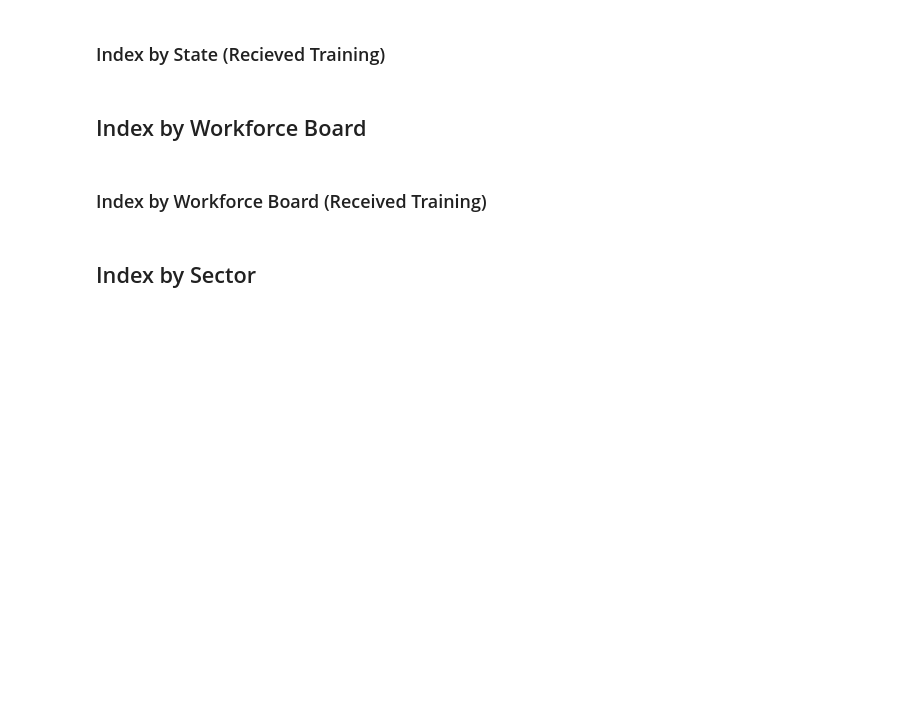
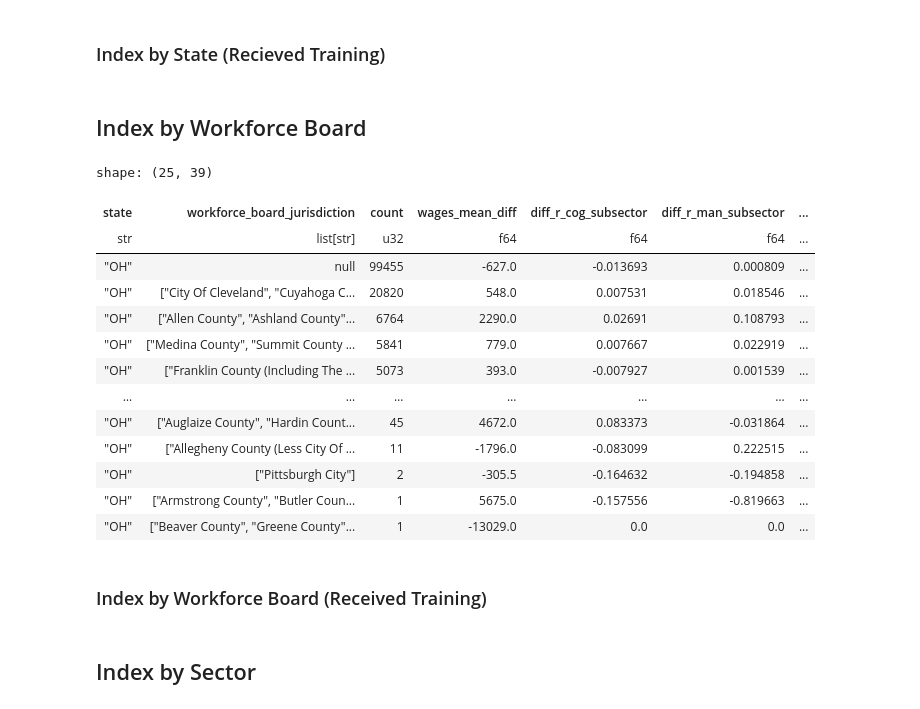
Before and after one commit to jcanedy/retrainability-index, a Jupyter notebook: notebooks/analyze_index_data.ipynb, the cells around one changed output. Cells and saved outputs as stored; diff of their text form; code cells hidden in the pictures; blank space fills up the shorter version.

```diff
--- a/notebooks/analyze_index_data.ipynb
+++ b/notebooks/analyze_index_data.ipynb
@@ -439,25 +577,27 @@ df_index_by_state.write_json("index_by_state_received_training.json")
 # %% [markdown]
 ## Index by Workforce Board
 # %%
-# Compute the total number of participants / participation spells by state
+# Compute the total number of participation periods (within the sample) by state
 
 df_index_count_total = (
-    lf_indexlf_index_full
+    lf_index_full
     .group_by(
         pl.col("workforce_board_jurisdiction")
     )
     .agg(
         pl.len().alias("count_total")
     )
-    .collect()
 )
 # %%
 df_index = (
     lf_index_full
     .group_by(
+        pl.col("state"),
         pl.col("workforce_board_jurisdiction"),
     )
     .agg(
+        pl.len().alias("count"),
+
         # Key Outcomes
         pl.col("wages_mean_diff").median(),
         pl.col("diff_r_cog_subsector").mean(),
@@ -472,13 +612,9 @@ df_index = (
         pl.col("is_youth").sum().alias("youth_count"),
         pl.col("is_wagner_peyser").sum().alias("wagner_peyser_count"),
         pl.col("received_training").sum().alias("received_training_count"),
-        pl.len().alias("count"),
 
         # Training Details
         pl.col("training_service_1").replace_strict(training_service_map, default=None).value_counts(sort=True, normalize=True).alias("training_services"),
-
-        # Workforce Board
-        pl.col("workforce_board_jurisdiction").value_counts(sort=True, normalize=True).slice(0, 11).alias("top_workforce_board_jurisdictions"),
 
         # Demographics
         pl.col("age").median(),
@@ -500,24 +636,17 @@ df_index = (
         pl.col("workforce_board_median_income").mean(),
         pl.col("workforce_board_population_per_sqkm").mean()
     )
-    .collect()
 )
 
-df_index = (
-    df_index
-    .with_columns([
-        pl.col(c).map_elements(
-            lambda x, col=df_index[c].to_numpy(): stats.percentileofscore(col, x, "weak"),
-            return_dtype=pl.Float64
-        ).alias(f"{c}_percentile")
-        for c in ["wages_mean_diff", "diff_r_cog_subsector", "diff_r_man_subsector"]
-    ])
-    .with_columns(
-        (0.5 * pl.col("wages_mean_diff_percentile")
-        + 0.25 * pl.col("diff_r_cog_subsector_percentile")
-        + 0.25 *  pl.col("diff_r_man_subsector_percentile"))
-        .alias("index")
-    )
+cols = ["wages_mean_diff", "diff_r_cog_subsector", "diff_r_man_subsector"]
+
+df_index_by_state = df_index_by_state.with_columns(
+    [
+        pl.col(c)
+        .rank(method="max")
+        .alias(f"{c}_percentile")
+        for c in cols
+    ]
 )
 
 df_index = df_index.join(
@@ -544,9 +673,32 @@ df_index = (
         + 0.25 *  pl.col("r_man_subsector_decreased_coverage"))
         .alias("index_absolute") * 100
     )
+    .sort("index_absolute", descending=True)
+    .with_columns(
+        pl.col("index_absolute").rank("ordinal", descending=True).alias("rank")
+    )
 )
+# %%
+df_index, df_profile = df_index.profile(engine="streaming")
 # %%
 df_index.write_json("index_by_workforce_board.json")
+# %%
+df_index.filter(pl.col("state") == "OH").sort("count", descending=True)
+# %% [output]
+shape: (25, 39)
+| state | workforce_board_jurisdiction | count | wages_mean_diff | diff_r_cog_subsector | diff_r_man_subsector | ... |
+| str | list[str] | u32 | f64 | f64 | f64 | ... |
+| "OH" | null | 99455 | -627.0 | -0.013693 | 0.000809 | ... |
+| "OH" | ["City Of Cleveland", "Cuyahoga C... | 20820 | 548.0 | 0.007531 | 0.018546 | ... |
+| "OH" | ["Allen County", "Ashland County"... | 6764 | 2290.0 | 0.02691 | 0.108793 | ... |
+| "OH" | ["Medina County", "Summit County ... | 5841 | 779.0 | 0.007667 | 0.022919 | ... |
+| "OH" | ["Franklin County (Including The ... | 5073 | 393.0 | -0.007927 | 0.001539 | ... |
+| … | … | … | … | … | … | ... |
+| "OH" | ["Auglaize County", "Hardin Count... | 45 | 4672.0 | 0.083373 | -0.031864 | ... |
+| "OH" | ["Allegheny County (Less City Of ... | 11 | -1796.0 | -0.083099 | 0.222515 | ... |
+| "OH" | ["Pittsburgh City"] | 2 | -305.5 | -0.164632 | -0.194858 | ... |
+| "OH" | ["Armstrong County", "Butler Coun... | 1 | 5675.0 | -0.157556 | -0.819663 | ... |
+| "OH" | ["Beaver County", "Greene County"... | 1 | -13029.0 | 0.0 | 0.0 | ... |
 # %% [markdown]
 ### Index by Workforce Board (Received Training)
 # %%
```
Also changed, not shown: parts of 22 cells of this notebook, 8 other files.
